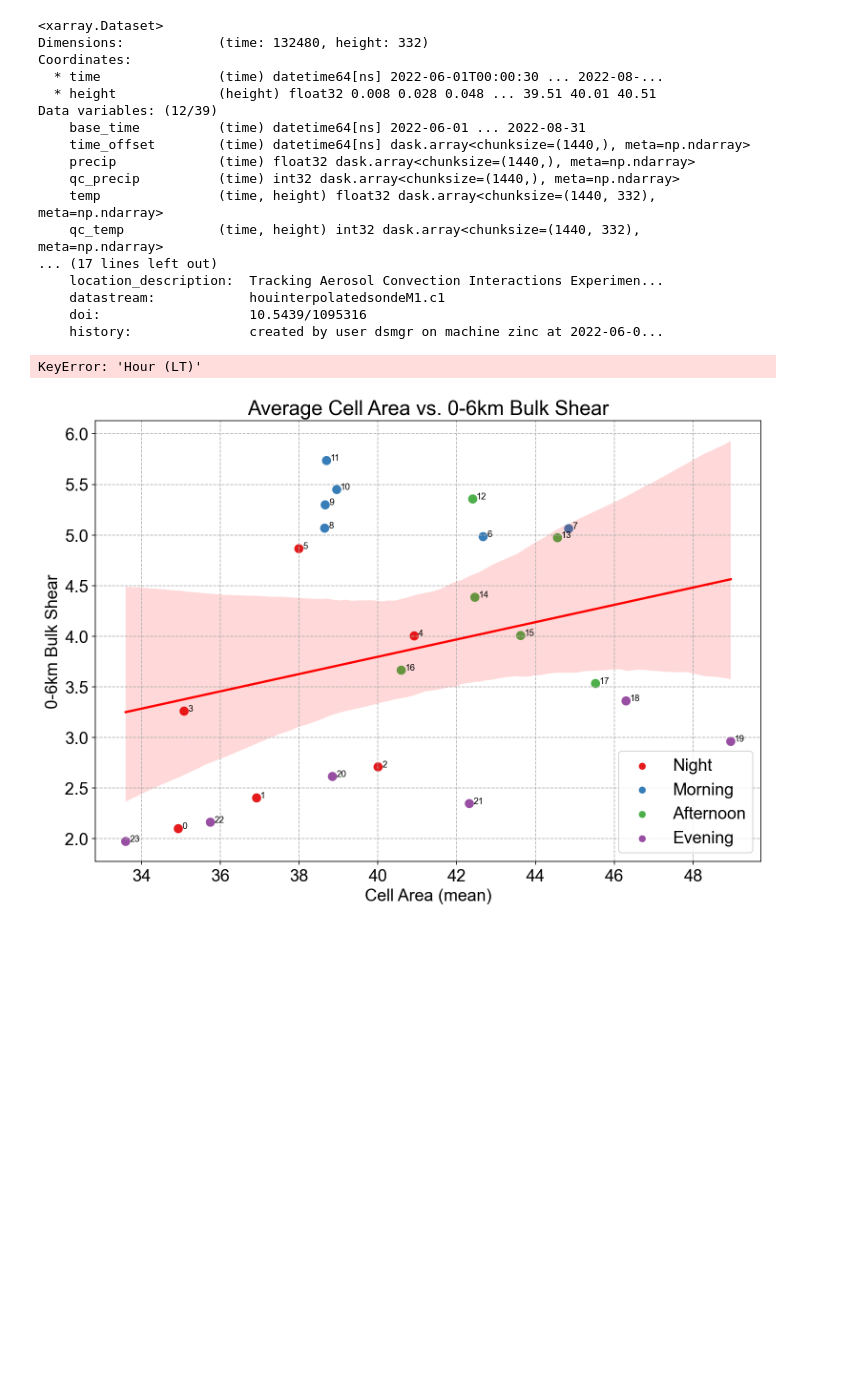
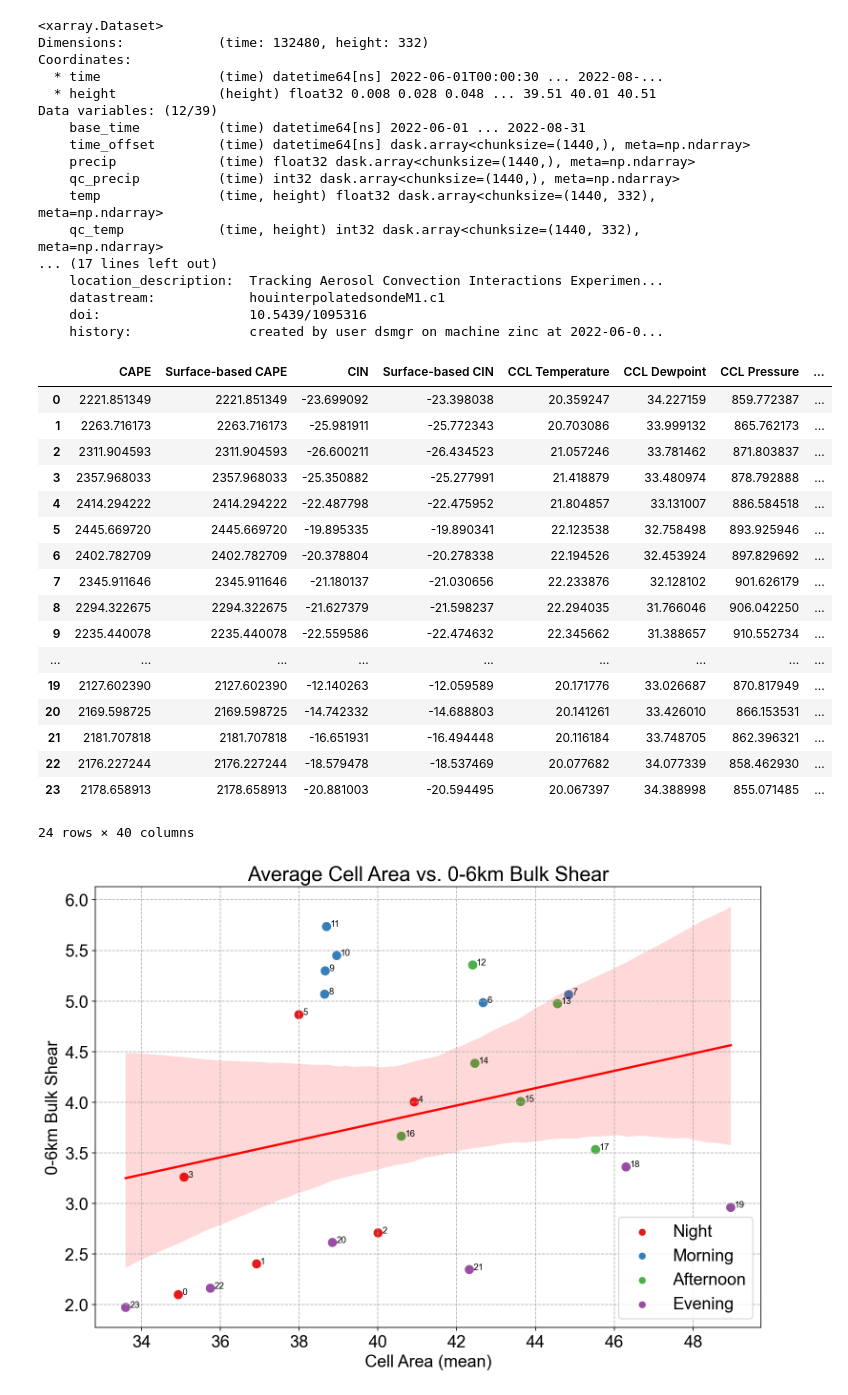
Before and after one commit to oluwafemiomitusa/Geospatial-Analysis, a Jupyter notebook: Second_part/Jupyter Notebooks/New/case_study_1_v2_part_2.ipynb, the cells around one changed output. Cells and saved outputs as stored; diff of their text form; code cells hidden in the pictures; blank space fills up the shorter version.

```diff
--- a/Second_part/Jupyter Notebooks/New/case_study_1_v2_part_2.ipynb
+++ b/Second_part/Jupyter Notebooks/New/case_study_1_v2_part_2.ipynb
@@ -454,8 +454,6 @@ for i in range(24):
     with open(file_path, 'w') as file:
         file.write(data.replace('[', '').replace(']', ''))
 # %%
-# Adjusting the code to follow the user's instructions
-
 # Initialize an empty DataFrame to store the metrics with "Hour (LT)"
 metrics_combined = pd.DataFrame()
 
@@ -471,15 +469,27 @@ for hour in range(24):
         metrics_combined = pd.concat([metrics_combined, metrics_df], ignore_index=True)
     except FileNotFoundError:
         print(f"File for hour {hour} not found.")
-
-
-# Merge the combined metrics with the main DataFrame on "Hour (LT)"
-result_df = pd.merge(df, metrics_combined, on="Hour (LT)", how="left")
-
-# Display the first few rows of the merged DataFrame to verify the result
-result_df.head()
-# %% [output]
-KeyError: 'Hour (LT)'
+# %%
+metrics_combined
+# %% [output]
+|  | CAPE | Surface-based CAPE | CIN | Surface-based CIN | CCL Temperature | CCL Dewpoint | CCL Pressure | ... |
+| 0 | 2221.851349 | 2221.851349 | -23.699092 | -23.398038 | 20.359247 | 34.227159 | 859.772387 | ... |
+| 1 | 2263.716173 | 2263.716173 | -25.981911 | -25.772343 | 20.703086 | 33.999132 | 865.762173 | ... |
+| 2 | 2311.904593 | 2311.904593 | -26.600211 | -26.434523 | 21.057246 | 33.781462 | 871.803837 | ... |
+| 3 | 2357.968033 | 2357.968033 | -25.350882 | -25.277991 | 21.418879 | 33.480974 | 878.792888 | ... |
+| 4 | 2414.294222 | 2414.294222 | -22.487798 | -22.475952 | 21.804857 | 33.131007 | 886.584518 | ... |
+| 5 | 2445.669720 | 2445.669720 | -19.895335 | -19.890341 | 22.123538 | 32.758498 | 893.925946 | ... |
+| 6 | 2402.782709 | 2402.782709 | -20.378804 | -20.278338 | 22.194526 | 32.453924 | 897.829692 | ... |
+| 7 | 2345.911646 | 2345.911646 | -21.180137 | -21.030656 | 22.233876 | 32.128102 | 901.626179 | ... |
+| 8 | 2294.322675 | 2294.322675 | -21.627379 | -21.598237 | 22.294035 | 31.766046 | 906.042250 | ... |
+| 9 | 2235.440078 | 2235.440078 | -22.559586 | -22.474632 | 22.345662 | 31.388657 | 910.552734 | ... |
+| ... | ... | ... | ... | ... | ... | ... | ... | ... |
+| 19 | 2127.602390 | 2127.602390 | -12.140263 | -12.059589 | 20.171776 | 33.026687 | 870.817949 | ... |
+| 20 | 2169.598725 | 2169.598725 | -14.742332 | -14.688803 | 20.141261 | 33.426010 | 866.153531 | ... |
+| 21 | 2181.707818 | 2181.707818 | -16.651931 | -16.494448 | 20.116184 | 33.748705 | 862.396321 | ... |
+| 22 | 2176.227244 | 2176.227244 | -18.579478 | -18.537469 | 20.077682 | 34.077339 | 858.462930 | ... |
+| 23 | 2178.658913 | 2178.658913 | -20.881003 | -20.594495 | 20.067397 | 34.388998 | 855.071485 | ... |
+24 rows × 40 columns
 # %%
 import pandas as pd
 import matplotlib.pyplot as plt
```
Also changed, not shown: parts of 1 cell of this notebook.
